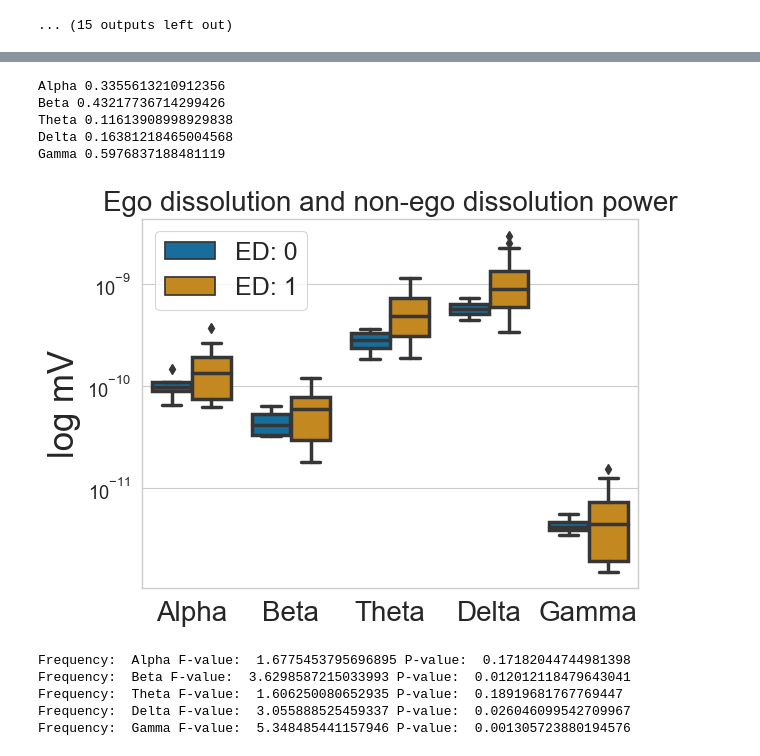
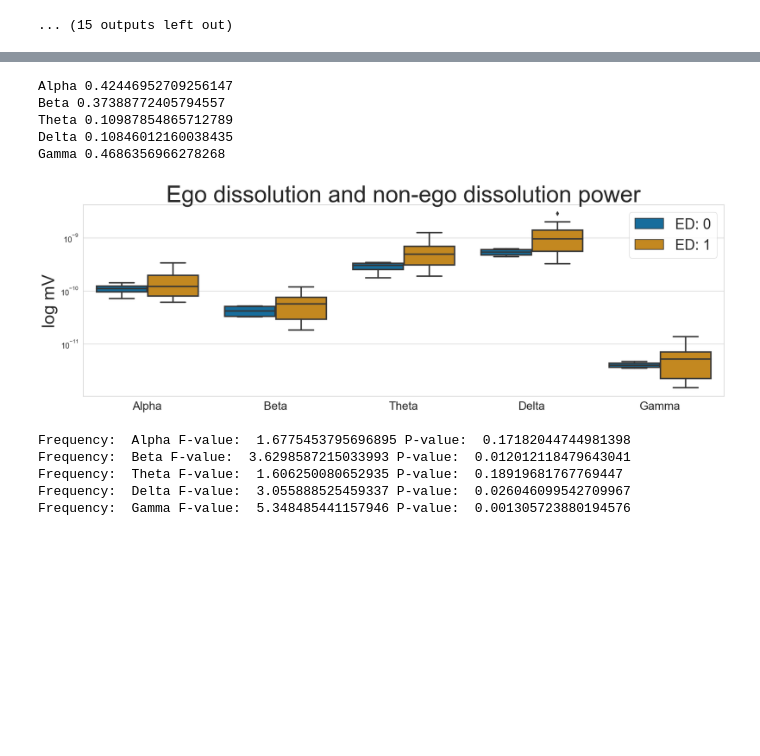
Before and after one commit to AndrlmMass/Ketamine-project, a Jupyter notebook: DataAnalysis/EEG_analysis/MainAnal/SpectrumAnalyses.ipynb, the cells around one changed output, grey strips where cells are left out. Saved outputs shown, nothing was run; the diff lists cells and outputs as text; code cells hidden in the pictures; blank space fills up the shorter version.

```diff
--- a/DataAnalysis/EEG_analysis/MainAnal/SpectrumAnalyses.ipynb
+++ b/DataAnalysis/EEG_analysis/MainAnal/SpectrumAnalyses.ipynb
@@ -208,7 +208,7 @@ for cond in DataAd.keys():
                 else:
                     ED_sum = int(ED_sum)
                 psdss['ED: 1'].append(np.mean(np.mean(psds,axis=0),axis=0))
-        else:
+        elif cond == 'EC':
             psdss['Non-ED'].append(np.mean(np.mean(psds,axis=0),axis=0))
 
 import seaborn as sns
@@ -225,7 +225,7 @@ sns.lineplot(x=sfreq,y=list(np.mean(psdss['ED_ON: 1'],axis=0).T),label='ED_ON: 1
 plt.yscale('log')
 plt.xlabel('Frequencies', size=25)
 plt.ylabel('log mV', size=25)
-plt.title('Power spectral density of ED vs. non-ED', loc='center', size=25)
+plt.title('Power spectral density across ED items', loc='center', size=25)
 plt.legend()
 # Resize the figure to a specific size
 plt.gcf().set_size_inches(8, 5) # 6 inches by 4 inches
@@ -403,42 +434,43 @@ ax = plt.gca()
 # Set the size of minor x-axis ticks
 ax.tick_params(axis='x', which='major', labelsize=20)
 plt.xlabel(None)
 plt.yscale('log')
-plt.ylabel('log mV', size=25)
+plt.ylabel('log mV', size=30)
 plt.legend(loc=(1.01, 0.5))
-plt.title('Ego dissolution and non-ego dissolution power', size=20)
-plt.legend(fontsize=18)
+plt.title('Ego dissolution and non-ego dissolution power', size=40)
+plt.legend(fontsize=25)
 
 #Calculate significance levels
 #Create loop of checking all possible combinations and calculating the t-test
 ys = list()
 i = 0
 for key in freqs.keys():
     group1, group2 = freqs[key]['ED: 0'], freqs[key]['ED: 1']
     t, p = ttest_ind(group1, group2)
     # add significance lines if p-value is significant
     print(key, p)
     if p < 0.05:
         # calculate y position for the line
         y = np.max([max(st.t.interval(alpha=0.95, df=len(group1)-1, loc=statistics.mean(group1), scale=st.sem(group1))), max(st.t.interval(alpha=0.95, df=len(group2)-1, loc=statistics.mean(group2), scale=st.sem(group2)))]) + 0.00000000040
         # add line with asterisks indicating significance level
         plt.plot([i-0.175, i+0.175], [y, y], lw=1.5, c='k')
         plt.plot([i-0.175, i-0.175], [y, y - 0.00000000006], lw=1.5, c='k')
         plt.plot([i+0.175,i+0.175], [y, y - 0.00000000006], lw=1.5, c='k')
         plt.text(i, y + 0.0000000002, "***", ha='center', va='center', color='k', fontsize=18)
     i += 1
 
 #Save the plot to a file
+plt.gcf().set_size_inches(20, 6)
 plt.savefig('M:\\pc\\Dokumenter\\GitHub\\Ketamine-project\\DataAnalysis\\EEG_analysis\\MainAnal\\SpectrumAnal\\psd_ed_comparison_boxplot.png',dpi=300)
 # Show the plot
 plt.show()
 # %% [output]
-Alpha 0.3355613210912356
-Beta 0.43217736714299426
-Theta 0.11613908998929838
-Delta 0.16381218465004568
-Gamma 0.5976837188481119
+Alpha 0.42446952709256147
+Beta 0.37388772405794557
+Theta 0.10987854865712789
+Delta 0.10846012160038435
+Gamma 0.4686356966278268
-[figure, old version]
+[figure, new version]
 # %%
 import pandas as pd
 import numpy as np
```
Also changed, not shown: parts of 20 cells of this notebook.
